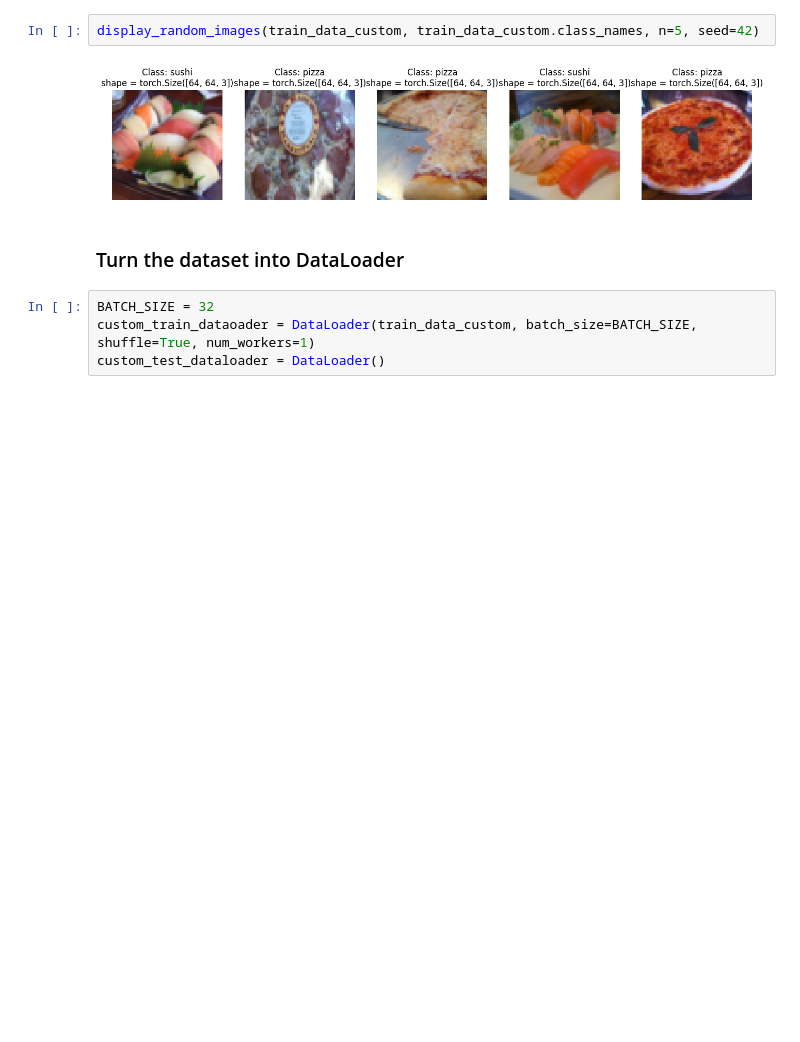
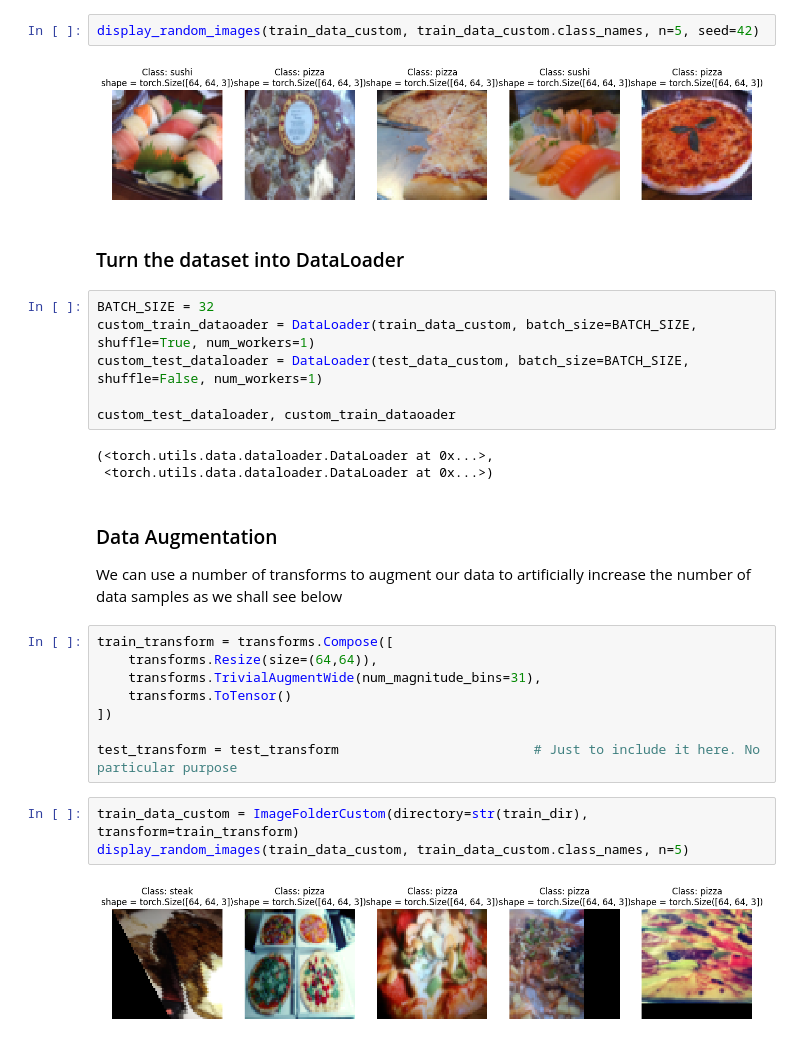
Before and after one commit to CodeX-Phi/nuclear-ml, a Jupyter notebook: notebooks/learnPyTorch/PyTorchCustomDatasets.ipynb, the cells around one changed output. Cells and saved outputs as stored; diff of their text form; blank space fills up the shorter version.

```diff
--- a/notebooks/learnPyTorch/PyTorchCustomDatasets.ipynb
+++ b/notebooks/learnPyTorch/PyTorchCustomDatasets.ipynb
@@ -264,4 +264,25 @@ display_random_images(train_data_custom, train_data_custom.class_names, n=5, see
 # %%
 BATCH_SIZE = 32
 custom_train_dataoader = DataLoader(train_data_custom, batch_size=BATCH_SIZE, shuffle=True, num_workers=1)
-custom_test_dataloader = DataLoader()
+custom_test_dataloader = DataLoader(test_data_custom, batch_size=BATCH_SIZE, shuffle=False, num_workers=1)
+
+custom_test_dataloader, custom_train_dataoader
+# %% [output]
+(<torch.utils.data.dataloader.DataLoader at 0x...>,
+ <torch.utils.data.dataloader.DataLoader at 0x...>)
+# %% [markdown]
+### Data Augmentation
+We can use a number of transforms to augment our data to artificially increase the number of data samples as we shall see below
+# %%
+train_transform = transforms.Compose([
+    transforms.Resize(size=(64,64)),
+    transforms.TrivialAugmentWide(num_magnitude_bins=31),
+    transforms.ToTensor()
+])
+
+test_transform = test_transform                         # Just to include it here. No particular purpose
+# %%
+train_data_custom = ImageFolderCustom(directory=str(train_dir), transform=train_transform)
+display_random_images(train_data_custom, train_data_custom.class_names, n=5)
+# %% [output]
+[figure, added]
```
Also changed, not shown: parts of 2 cells of this notebook, 1 other file.
